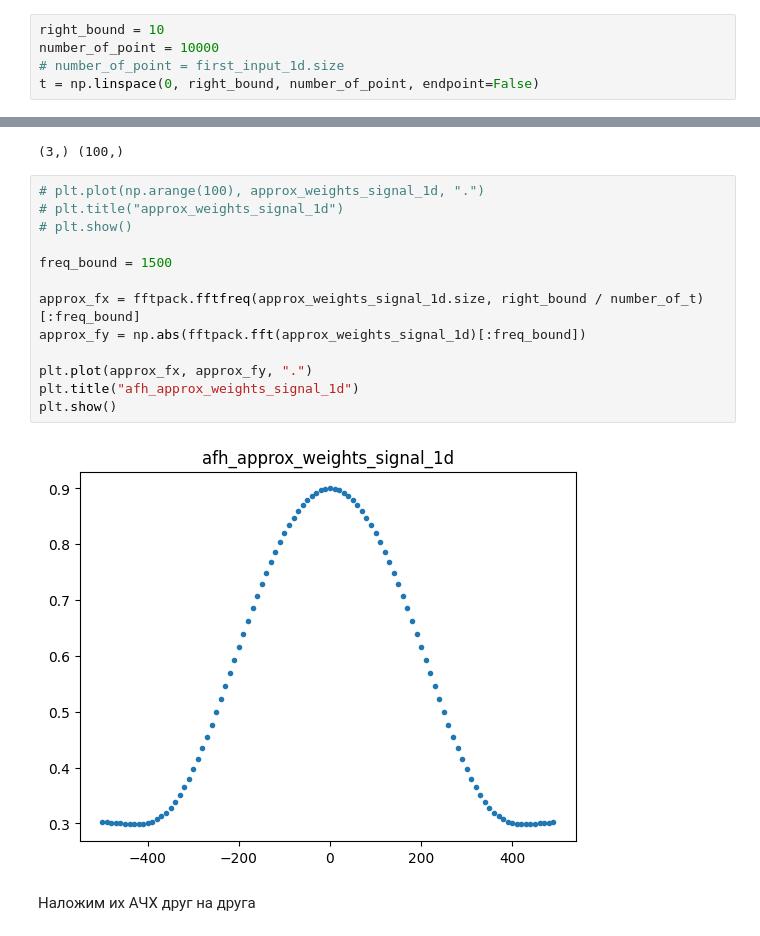
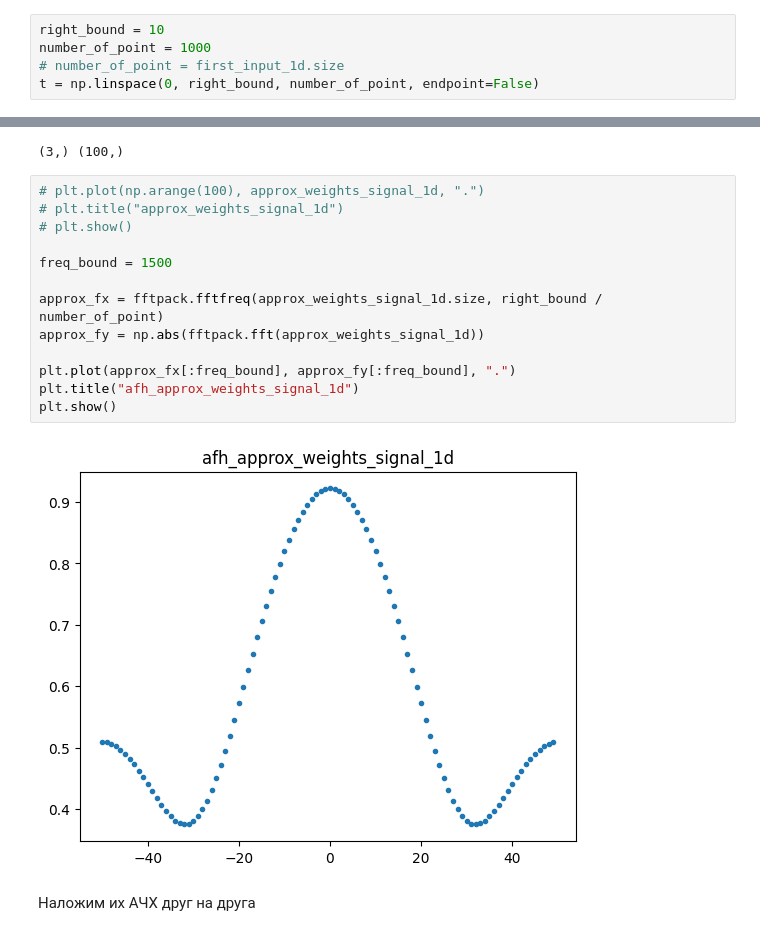
Before and after one commit to dd114/Adaptive-filter-1, a Jupyter notebook: Adaptive-filter-1.ipynb, the cells around one changed output, grey strips where cells are left out. Drawn from its saved outputs; the diff is of its cells as text.

```diff
--- a/Adaptive-filter-1.ipynb
+++ b/Adaptive-filter-1.ipynb
@@ -126,7 +126,7 @@ number_of_weights_2d = 1
 # print(first_input_1d.size, second_input_1d.size)
 # %%
 right_bound = 10
-number_of_point = 10000
+number_of_point = 1000
 # number_of_point = first_input_1d.size
 t = np.linspace(0, right_bound, number_of_point, endpoint=False)
 # %%
@@ -276,18 +276,18 @@ approx_weights_signal_1d = ps.processing_of_signal(all_spectrum, approx_weights_
 # %%
 # plt.plot(np.arange(100), approx_weights_signal_1d, ".")
 # plt.title("approx_weights_signal_1d")
 # plt.show()
 
 freq_bound = 1500
 
-approx_fx = fftpack.fftfreq(approx_weights_signal_1d.size, right_bound / number_of_t)[:freq_bound]
-approx_fy = np.abs(fftpack.fft(approx_weights_signal_1d)[:freq_bound])
+approx_fx = fftpack.fftfreq(approx_weights_signal_1d.size, right_bound / number_of_point)
+approx_fy = np.abs(fftpack.fft(approx_weights_signal_1d))
 
-plt.plot(approx_fx, approx_fy, ".")
+plt.plot(approx_fx[:freq_bound], approx_fy[:freq_bound], ".")
 plt.title("afh_approx_weights_signal_1d")
 plt.show()
 # %% [output]
-[figure, old version]
+[figure, new version]
 # %% [markdown]
 Наложим их АЧХ друг на друга
 # %%
```
Also changed, not shown: parts of 10 cells of this notebook, 2 other files.
